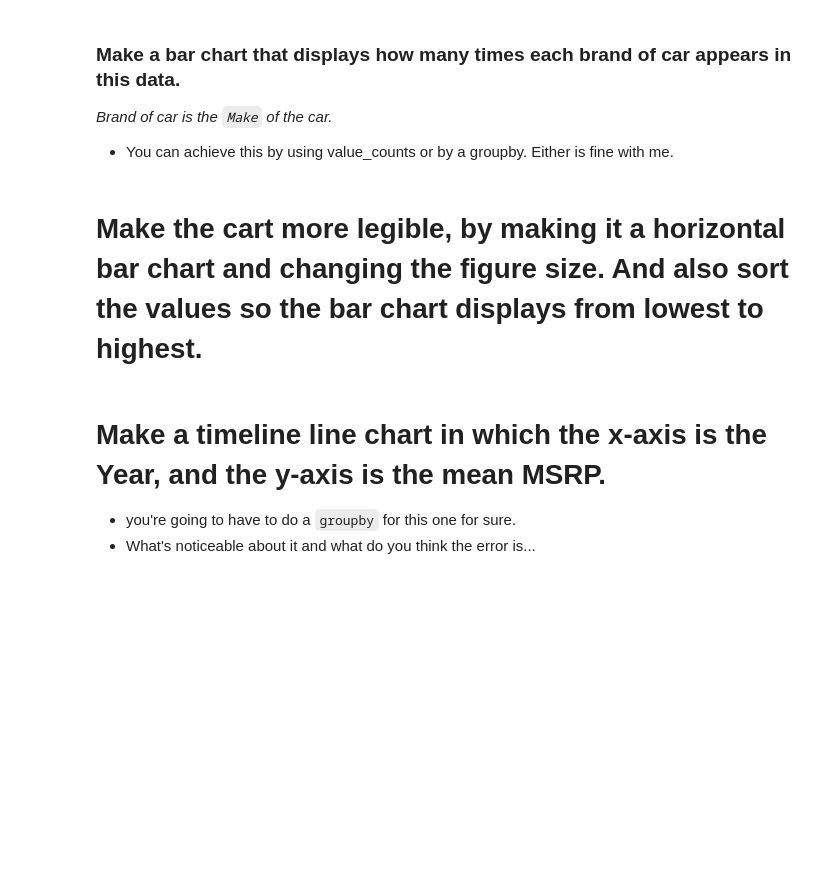
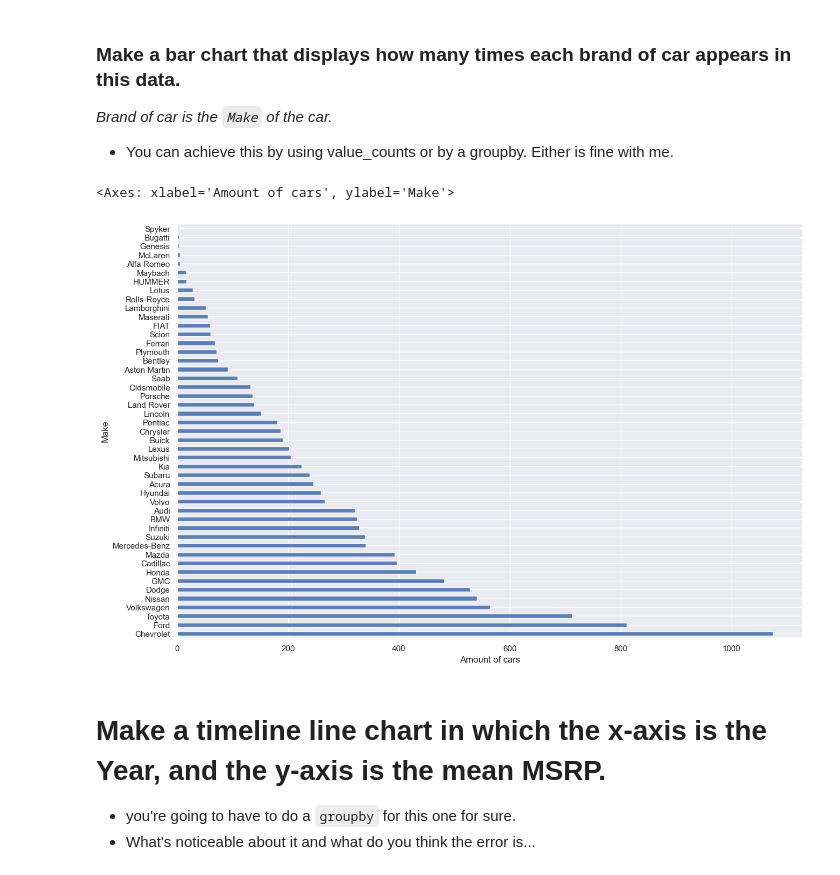
Before and after one commit to Sulaiman-Dem/2023-fall-data-science-fridays, a Jupyter notebook: Week-02-Data-Viz-EDA/SDZExercise.ipynb, the cells around one changed output. Drawn from its saved outputs; the diff is of its cells as text; code cells hidden in the pictures; blank space fills up the shorter version.

```diff
--- a/Week-02-Data-Viz-EDA/SDZExercise.ipynb
+++ b/Week-02-Data-Viz-EDA/SDZExercise.ipynb
@@ -83,2 +122,9 @@ dtype: int64
 # %%
 # * Remove any row that has a null value in it.
+print(df.shape)
+
+# df.dropna(inplace=True)
+df = df.dropna()
+
+# Sanity Check
+print(df.shape)
@@ -92,5 +160,12 @@ _Brand of car is the `Make` of the car._
 - You can achieve this by using value_counts or by a groupby. Either is fine with me.
 # %%
 # Make a bar chart that displays how many times each brand of car appears in this data.
+# brand_of_car = df.groupby('Make')
+
+# brand_of_car.plot(kind="barh")
+
+brand_of_car = df.value_counts('Make')
+brand_of_car.plot(kind="barh", figsize=(15,10),alpha=0.9,xlabel='Amount of cars')
+# %% [output]
+<Axes: xlabel='Amount of cars', ylabel='Make'>
+[figure, added]
-# %% [markdown]
-# Make the cart more legible, by making it a horizontal bar chart and changing the figure size. And also sort the values so the bar chart displays from lowest to highest.
```
Also changed, not shown: parts of 5 cells of this notebook.
